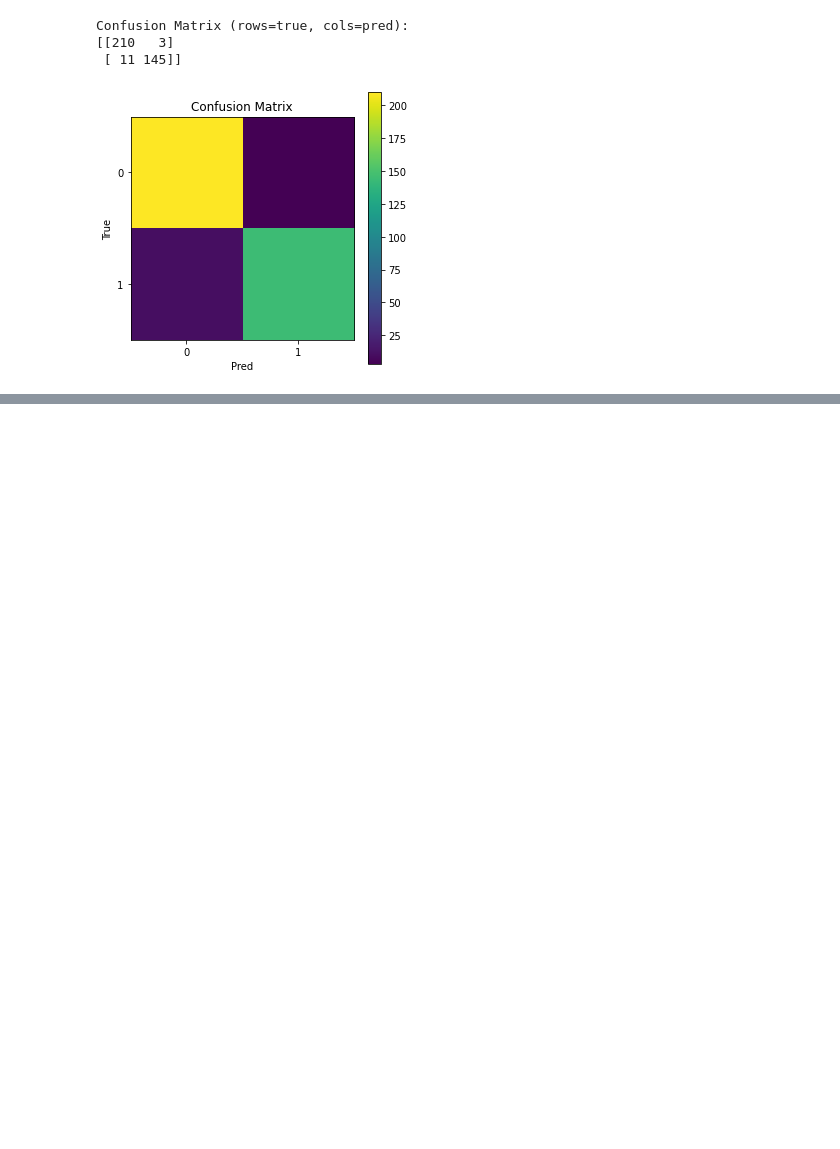
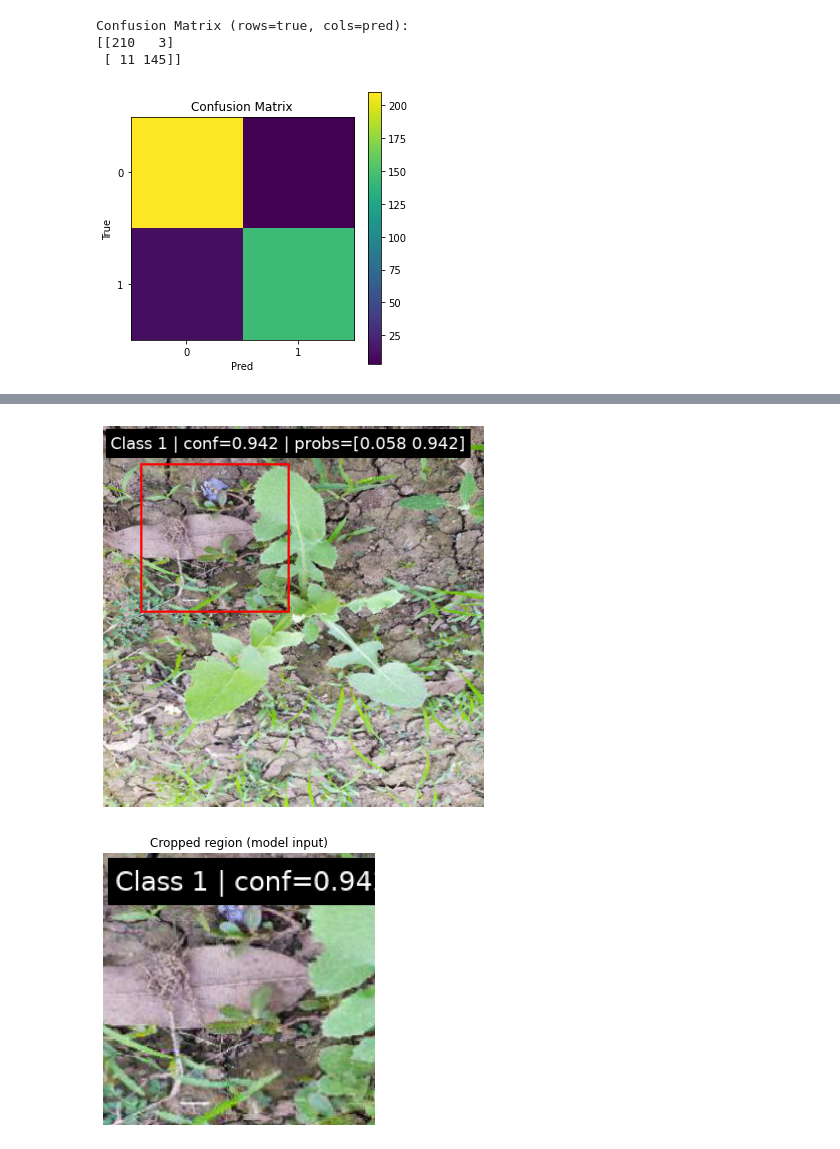
Before and after one commit to WePsychology/AI-Weed-Detection, a Jupyter notebook: ai-weed-detection.ipynb, the cells around one changed output, grey strips where cells are left out. Drawn from its saved outputs; the diff is of its cells as text; code cells hidden in the pictures; blank space fills up the shorter version.

```diff
--- a/ai-weed-detection.ipynb
+++ b/ai-weed-detection.ipynb
@@ -708,0 +856,43 @@ Confusion Matrix (rows=true, cols=pred):
+# %%
+def predict_and_show_crop(img_path, xmin, ymin, xmax, ymax, show_bbox=True):
+    img = Image.open(img_path).convert("RGB")
+
+    # clip bbox to image bounds
+    W, H = img.size
+    xmin = max(0, min(int(xmin), W-1))
+    ymin = max(0, min(int(ymin), H-1))
+    xmax = max(xmin+1, min(int(xmax), W))
+    ymax = max(ymin+1, min(int(ymax), H))
+
+    crop = img.crop((xmin, ymin, xmax, ymax))
+
+    pred_id, probs = predict_pil(crop)
+    conf = float(probs[pred_id])
+    text = f"{id2name[pred_id]} | conf={conf:.3f} | probs={np.round(probs, 3)}"
+
+    # show original image with bbox + label
+    if show_bbox:
+        img_box = draw_bbox(img, xmin, ymin, xmax, ymax)
+        img_box = draw_label_on_image(img_box, text, xy=(10,10))
+        plt.figure(figsize=(7,7))
+        plt.imshow(img_box)
+        plt.axis("off")
+        plt.show()
+
+    # show the crop too (what the model actually saw)
+    crop_vis = draw_label_on_image(crop.resize((224,224)), text, xy=(10,10))
+    plt.figure(figsize=(5,5))
+    plt.imshow(crop_vis)
+    plt.axis("off")
+    plt.title("Cropped region (model input)")
+    plt.show()
+
+    return pred_id, probs
+# %%
+pred_id, probs = predict_and_show_crop(
+    "/kaggle/input/crop-and-weed-detection-data-with-bounding-boxes/agri_data/data/agri_0_106.jpeg",
+    xmin=50, ymin=50, xmax=250, ymax=250
+)
+# %% [output]
+[figure, added]
+[figure, added]
```
Also changed, not shown: parts of 7 cells of this notebook.
